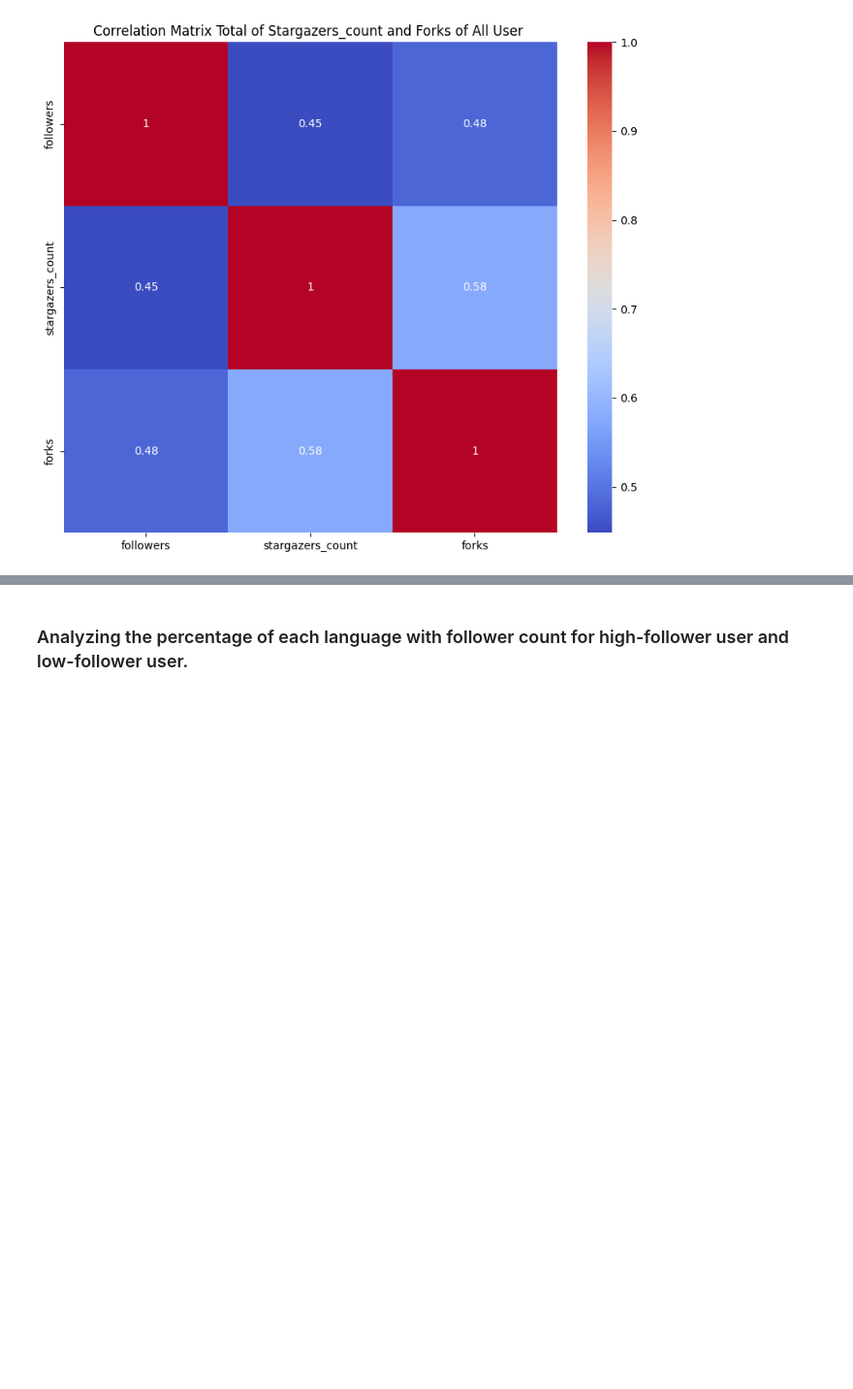
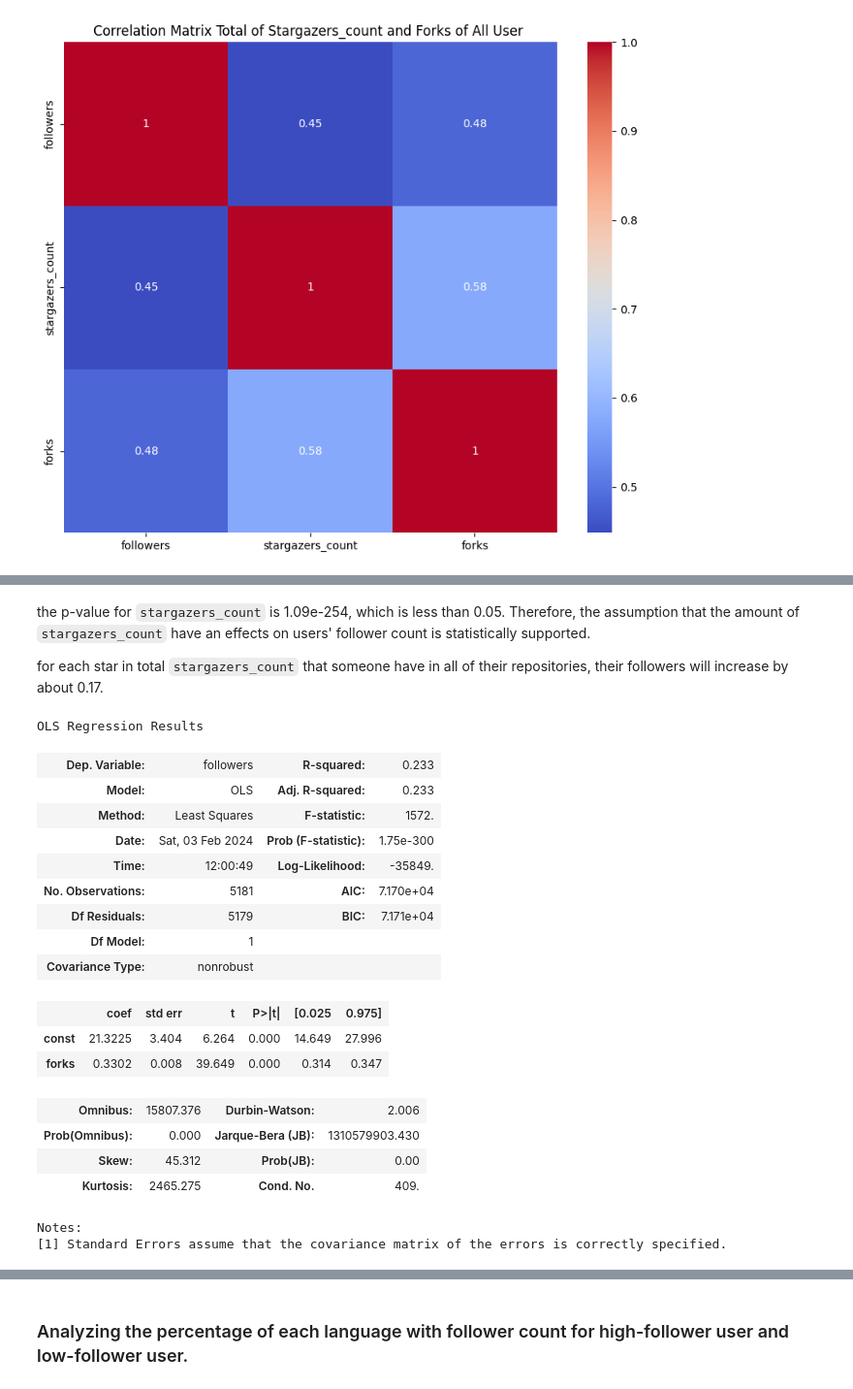
Before and after one commit to kritserv/analyze-how-python-developer-use-github, a Jupyter notebook: data_analysis.ipynb, the cells around one changed output, grey strips where cells are left out. Shown at 97% size. Drawn from its saved outputs; the diff is of its cells as text; code cells hidden in the pictures; blank space fills up the shorter version.

```diff
--- a/data_analysis.ipynb
+++ b/data_analysis.ipynb
@@ -418,0 +448,27 @@ By analyzing the correlation matrix that includes the cumulative count of starga
+# %% [markdown]
+the p-value for `stargazers_count` is 1.09e-254, which is less than 0.05. Therefore, the assumption that the amount of `stargazers_count` have an effects on users' follower count is statistically supported.
+
+for each star in total `stargazers_count` that someone have in all of their repositories, their followers will increase by about 0.17.
+# %%
+results = RegressionAnalyse(X = merged_data['forks'], y = merged_data['followers'])
+results.summary()
+# %% [output]
+OLS Regression Results
+| Dep. Variable: | followers | R-squared: | 0.233 |
+| Model: | OLS | Adj. R-squared: | 0.233 |
+| Method: | Least Squares | F-statistic: | 1572. |
+| Date: | Sat, 03 Feb 2024 | Prob (F-statistic): | 1.75e-300 |
+| Time: | 12:00:49 | Log-Likelihood: | -35849. |
+| No. Observations: | 5181 | AIC: | 7.170e+04 |
+| Df Residuals: | 5179 | BIC: | 7.171e+04 |
+| Df Model: | 1 |  |  |
+| Covariance Type: | nonrobust |  |  |
+|  | coef | std err | t | P>|t| | [0.025 | 0.975] |
+| const | 21.3225 | 3.404 | 6.264 | 0.000 | 14.649 | 27.996 |
+| forks | 0.3302 | 0.008 | 39.649 | 0.000 | 0.314 | 0.347 |
+| Omnibus: | 15807.376 | Durbin-Watson: | 2.006 |
+| Prob(Omnibus): | 0.000 | Jarque-Bera (JB): | 1310579903.430 |
+| Skew: | 45.312 | Prob(JB): | 0.00 |
+| Kurtosis: | 2465.275 | Cond. No. | 409. |
+Notes:
+[1] Standard Errors assume that the covariance matrix of the errors is correctly specified.
```
Also changed, not shown: parts of 9 cells of this notebook.
